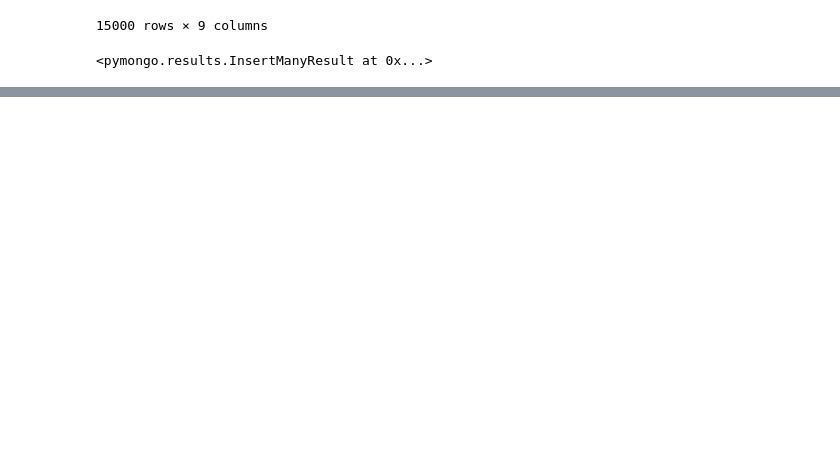
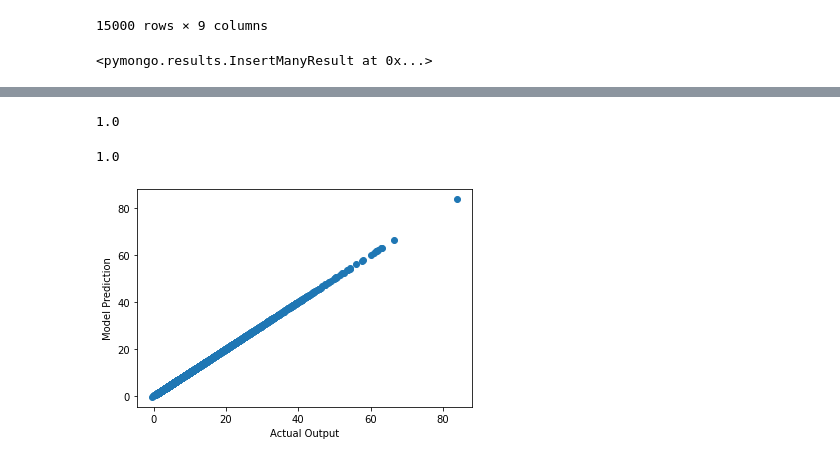
Before and after one commit to wiznikvibe/mlpractical, a Jupyter notebook: EDA_FE.ipynb, the cells around one changed output, grey strips where cells are left out. Cells and saved outputs as stored; diff of their text form; code cells hidden in the pictures; blank space fills up the shorter version.

Commit message:
DB Connection and Regression Models Evaluated

```diff
--- a/EDA_FE.ipynb
+++ b/EDA_FE.ipynb
@@ -82,3 +85,15 @@ record = prep_data["DATA"]
 record.insert_many(sample_data)
 # %% [output]
 <pymongo.results.InsertManyResult at 0x...>
+# %%
+# Importing Data From Mongodb
+base = client["ML_DB"]
+collection = base['DATA']
+
+data = pd.DataFrame(list(collection.find()))
+for i in data.columns:
+    if i == '_id':
+        data.drop(i, axis=1, inplace=True)
+
+with open("prep_df.pkl", "wb") as file:
+    pickle.dump(data, file)
@@ -85,7 +109,8 @@ record.insert_many(sample_data)
 # %%
 scaler = StandardScaler()
-X = df.drop('Power_Consumption', axis=1)
-y = df['Power_Consumption']
+
+X = data.drop('Power_Consumption', axis=1)
+y = data['Power_Consumption']
 # %%
 X_train, X_test, y_train, y_test = train_test_split(X,y, test_size=0.33, random_state=42)
 # %%
@@ -105,5 +138,16 @@ print(f"RMSE : {np.sqrt(mean_squared_error(y_test,linreg_pred))}")
 # %%
 score = r2_score(y_test, linreg_pred)
 print(score)
+# %% [output]
+1.0
 # %%
 1 - (1-score) * (len(y_test)-1) / (len(y_test)-X_test.shape[1]-1)
+# %% [output]
+1.0
+# %%
+plt.scatter(y_test,linreg_pred)
+plt.ylabel("Model Prediction")
+plt.xlabel("Actual Output")
+plt.rcParams["figure.figsize"] = (12,8)
+# %% [output]
+[figure, added]
```
Also changed, not shown: parts of 42 cells of this notebook, 1 other file.
